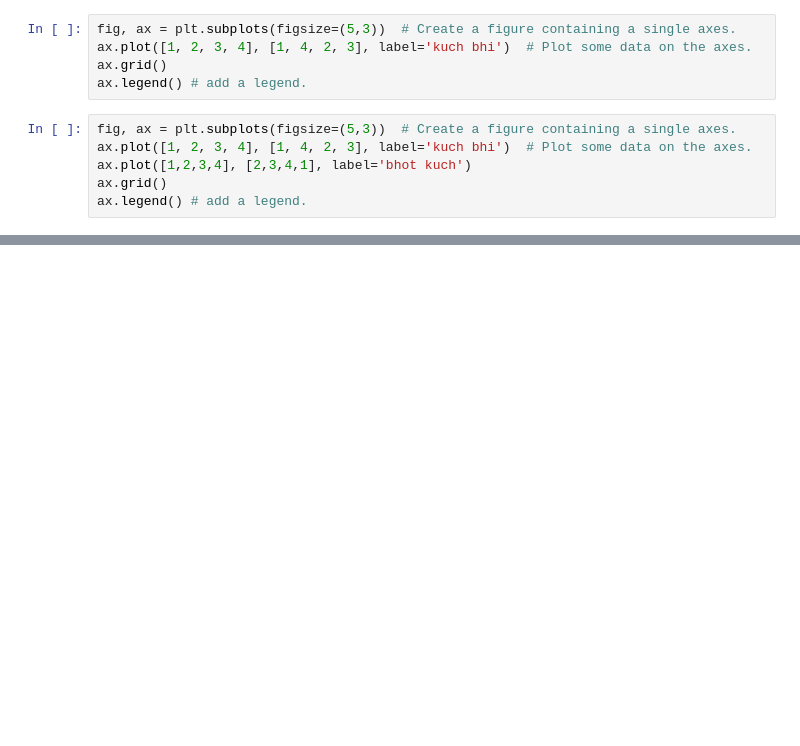
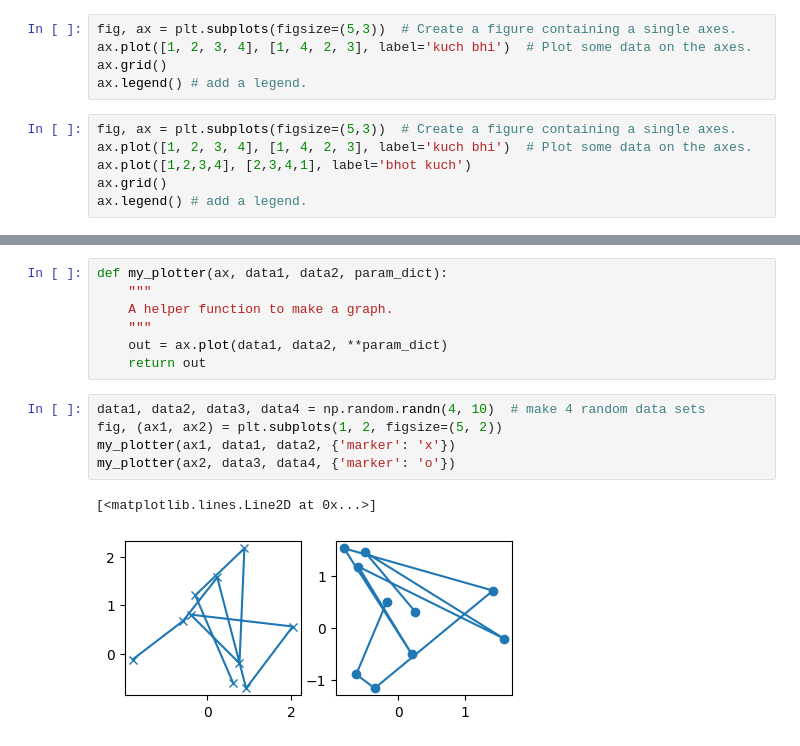
Before and after one commit to Pandeyaditii/digipodium-data-analytics, a Jupyter notebook: graph.ipynb, the cells around one changed output, grey strips where cells are left out. Saved outputs shown, nothing was run; the diff lists cells and outputs as text; blank space fills up the shorter version.

```diff
--- a/graph.ipynb
+++ b/graph.ipynb
@@ -146,0 +148,15 @@ import numpy as np
+# %%
+def my_plotter(ax, data1, data2, param_dict):
+    """
+    A helper function to make a graph.
+    """
+    out = ax.plot(data1, data2, **param_dict)
+    return out
+# %%
+data1, data2, data3, data4 = np.random.randn(4, 10)  # make 4 random data sets
+fig, (ax1, ax2) = plt.subplots(1, 2, figsize=(5, 2))
+my_plotter(ax1, data1, data2, {'marker': 'x'})
+my_plotter(ax2, data3, data4, {'marker': 'o'})
+# %% [output]
+[<matplotlib.lines.Line2D at 0x...>]
+[figure, added]
```
Also changed, not shown: parts of 9 cells of this notebook, 2 other files.
